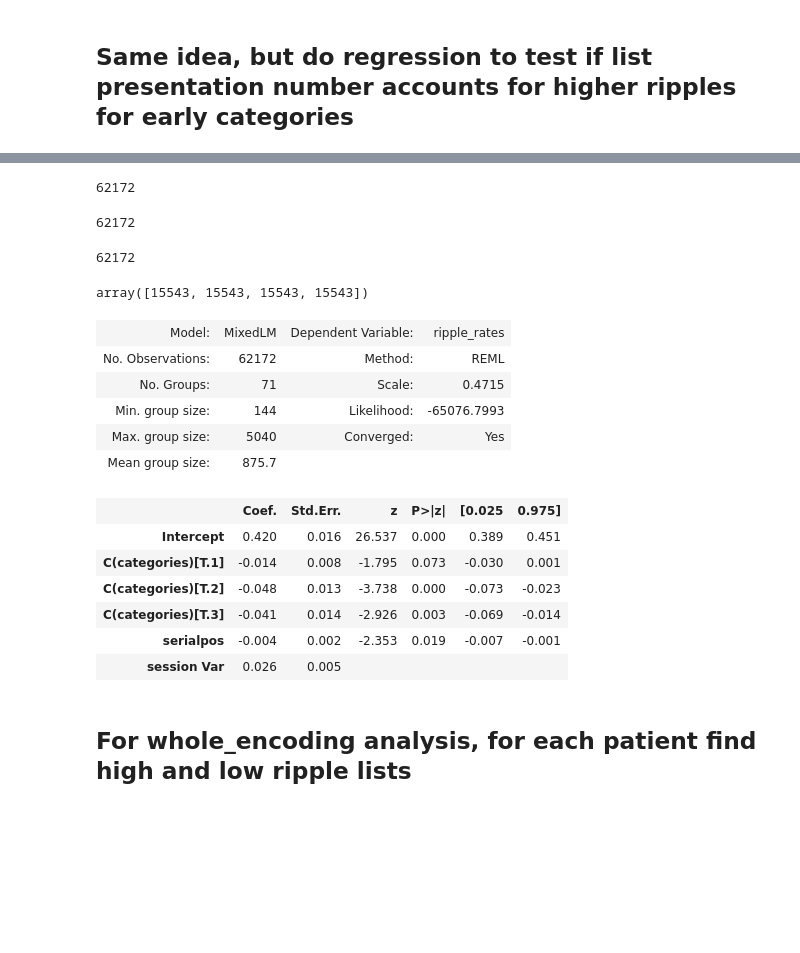
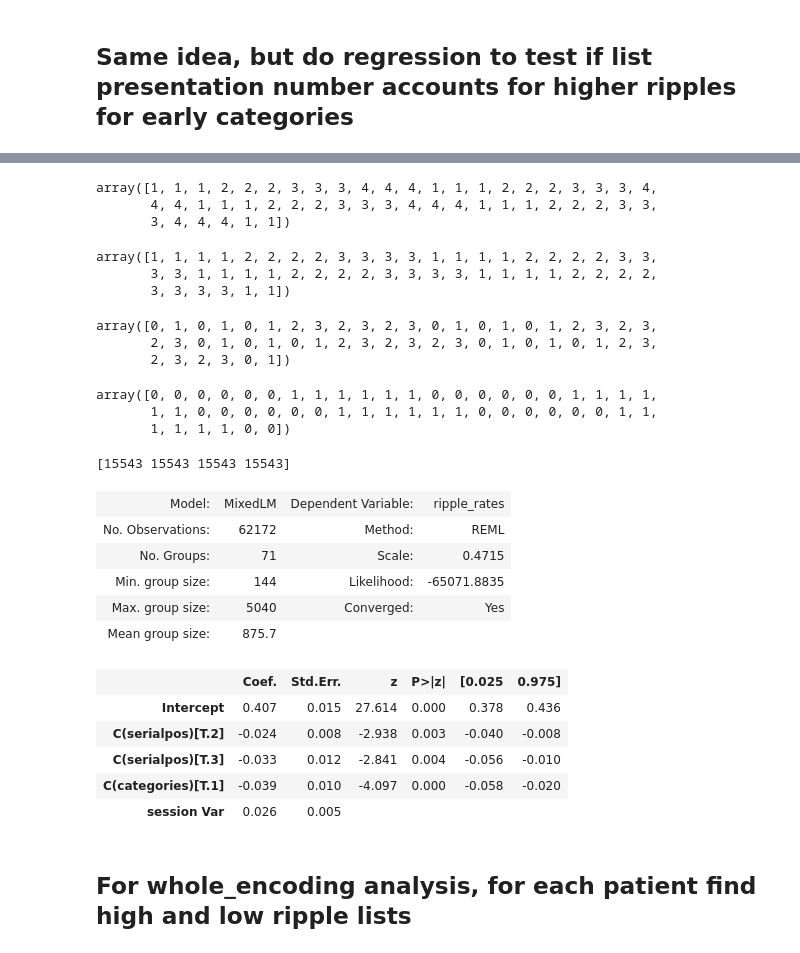
Before and after one commit to jjsakon/SWR, a Jupyter notebook: code/SWRanalysisClustering-encodingLoad.ipynb, the cells around one changed output, grey strips where cells are left out. Saved outputs shown, nothing was run; the diff lists cells and outputs as text; code cells hidden in the pictures; blank space fills up the shorter version.

Commit message:
2021-10-20 got converging models using terciles of serialpos

```diff
--- a/code/SWRanalysisClustering-encodingLoad.ipynb
+++ b/code/SWRanalysisClustering-encodingLoad.ipynb
@@ -536,7 +536,7 @@ select_category_repeat = 0 # 1, 2, 3, 0 # 0 means use all categories. 1:3 mean s
 
 encoding_time = 2300 # actual preentation is 1.6 s + 0.75-1.0 s so keep +700 ms so can plot +500 ms
 pre_encoding_time = -700
-analysis_start_end = [300,1300]
+ripple_bin_start_end = [300,1300] # range I'm going to look for ripples for regression of serialpos and category predictors
 
 session_names = np.unique(session_name_array)
 r1 = [] # 4 ripple arrays
@@ -599,8 +599,8 @@ for sess in session_names:
 
                 # keep track of information for regression of list number v. category number
                 category_presentation.append(current_count % 4) # keep track of category presentation number (1st-4th time category used)
-                word_presentation_ripples.append( sum(list_start_array[i_word_cat,int((abs(pre_encoding_time)+analysis_start_end[0])/2):
-                                                                                 int((abs(pre_encoding_time)+analysis_start_end[1])/2)]) )
+                word_presentation_ripples.append( sum(list_start_array[i_word_cat,int((abs(pre_encoding_time)+ripple_bin_start_end[0])/2):
+                                                                                 int((abs(pre_encoding_time)+ripple_bin_start_end[1])/2)]) )
 
 
                 # if selecting for how many times this category is repeated (select_category_repeat==0 means keep all)
@@ -827,36 +873,49 @@ SEs created!
+# %%
+quartile_serialpos[0:50]
+tercile_serialpos[0:50]
+np.array(category_presentation[0:50])
+split_category_presentation[0:50]
+# %% [output]
+array([1, 1, 1, 2, 2, 2, 3, 3, 3, 4, 4, 4, 1, 1, 1, 2, 2, 2, 3, 3, 3, 4,
+       4, 4, 1, 1, 1, 2, 2, 2, 3, 3, 3, 4, 4, 4, 1, 1, 1, 2, 2, 2, 3, 3,
+       3, 4, 4, 4, 1, 1])
+array([1, 1, 1, 1, 2, 2, 2, 2, 3, 3, 3, 3, 1, 1, 1, 1, 2, 2, 2, 2, 3, 3,
+       3, 3, 1, 1, 1, 1, 2, 2, 2, 2, 3, 3, 3, 3, 1, 1, 1, 1, 2, 2, 2, 2,
+       3, 3, 3, 3, 1, 1])
+array([0, 1, 0, 1, 0, 1, 2, 3, 2, 3, 2, 3, 0, 1, 0, 1, 0, 1, 2, 3, 2, 3,
+       2, 3, 0, 1, 0, 1, 0, 1, 2, 3, 2, 3, 2, 3, 0, 1, 0, 1, 0, 1, 2, 3,
+       2, 3, 2, 3, 0, 1])
+array([0, 0, 0, 0, 0, 0, 1, 1, 1, 1, 1, 1, 0, 0, 0, 0, 0, 0, 1, 1, 1, 1,
+       1, 1, 0, 0, 0, 0, 0, 0, 1, 1, 1, 1, 1, 1, 0, 0, 0, 0, 0, 0, 1, 1,
+       1, 1, 1, 1, 0, 0])
 # %%
 import statsmodels.formula.api as smf
-len(word_presentation_serialpos)
-len(category_presentation)
-len(word_presentation_ripples)
+
 _,counts = np.unique(category_presentation,return_counts=True)
-counts
+print(counts)
 
-category_df = pd.DataFrame(data={'serialpos':word_presentation_serialpos,
-                                 'categories':category_presentation,'ripple_rates':word_presentation_ripples,
+category_df = pd.DataFrame(data={'serialpos':tercile_serialpos, #tercile_serialpos #word_presentation_serialpos
+                                 'categories':split_category_presentation, #split_category_presentation,#category_presentation
+                                 'ripple_rates':word_presentation_ripples,
                                  'subject':regression_subject_name_array,'session':regression_session_name_array})
 
 vc = {'session':'0+session'}
-get_bin_CI_model = smf.mixedlm("ripple_rates ~ serialpos+C(categories)", category_df, groups="subject", vc_formula=vc)
-bin_model = get_bin_CI_model.fit(reml=True, method='nm',maxiter=2000)
+get_bin_CI_model = smf.mixedlm("ripple_rates ~ C(serialpos)+C(categories)", category_df, groups="subject", vc_formula=vc)
+bin_model = get_bin_CI_model.fit(reml=True, method='nm',maxiter=5000)
 bin_model.summary()
 # %% [output]
-62172
+[15543 15543 15543 15543]
-62172
-62172
-array([15543, 15543, 15543, 15543])
 | Model: | MixedLM | Dependent Variable: | ripple_rates |
 | No. Observations: | 62172 | Method: | REML |
 | No. Groups: | 71 | Scale: | 0.4715 |
-| Min. group size: | 144 | Likelihood: | -65076.7993 |
+| Min. group size: | 144 | Likelihood: | -65071.8835 |
 | Max. group size: | 5040 | Converged: | Yes |
 | Mean group size: | 875.7 |  |  |
 |  | Coef. | Std.Err. | z | P>|z| | [0.025 | 0.975] |
-| Intercept | 0.420 | 0.016 | 26.537 | 0.000 | 0.389 | 0.451 |
-| C(categories)[T.1] | -0.014 | 0.008 | -1.795 | 0.073 | -0.030 | 0.001 |
-| C(categories)[T.2] | -0.048 | 0.013 | -3.738 | 0.000 | -0.073 | -0.023 |
-| C(categories)[T.3] | -0.041 | 0.014 | -2.926 | 0.003 | -0.069 | -0.014 |
-| serialpos | -0.004 | 0.002 | -2.353 | 0.019 | -0.007 | -0.001 |
+| Intercept | 0.407 | 0.015 | 27.614 | 0.000 | 0.378 | 0.436 |
+| C(serialpos)[T.2] | -0.024 | 0.008 | -2.938 | 0.003 | -0.040 | -0.008 |
+| C(serialpos)[T.3] | -0.033 | 0.012 | -2.841 | 0.004 | -0.056 | -0.010 |
+| C(categories)[T.1] | -0.039 | 0.010 | -4.097 | 0.000 | -0.058 | -0.020 |
 | session Var | 0.026 | 0.005 |  |  |  |  |
 # %% [markdown]
 ## For whole_encoding analysis, for each patient find high and low ripple lists
```
Also changed, not shown: parts of 1 cell of this notebook.
